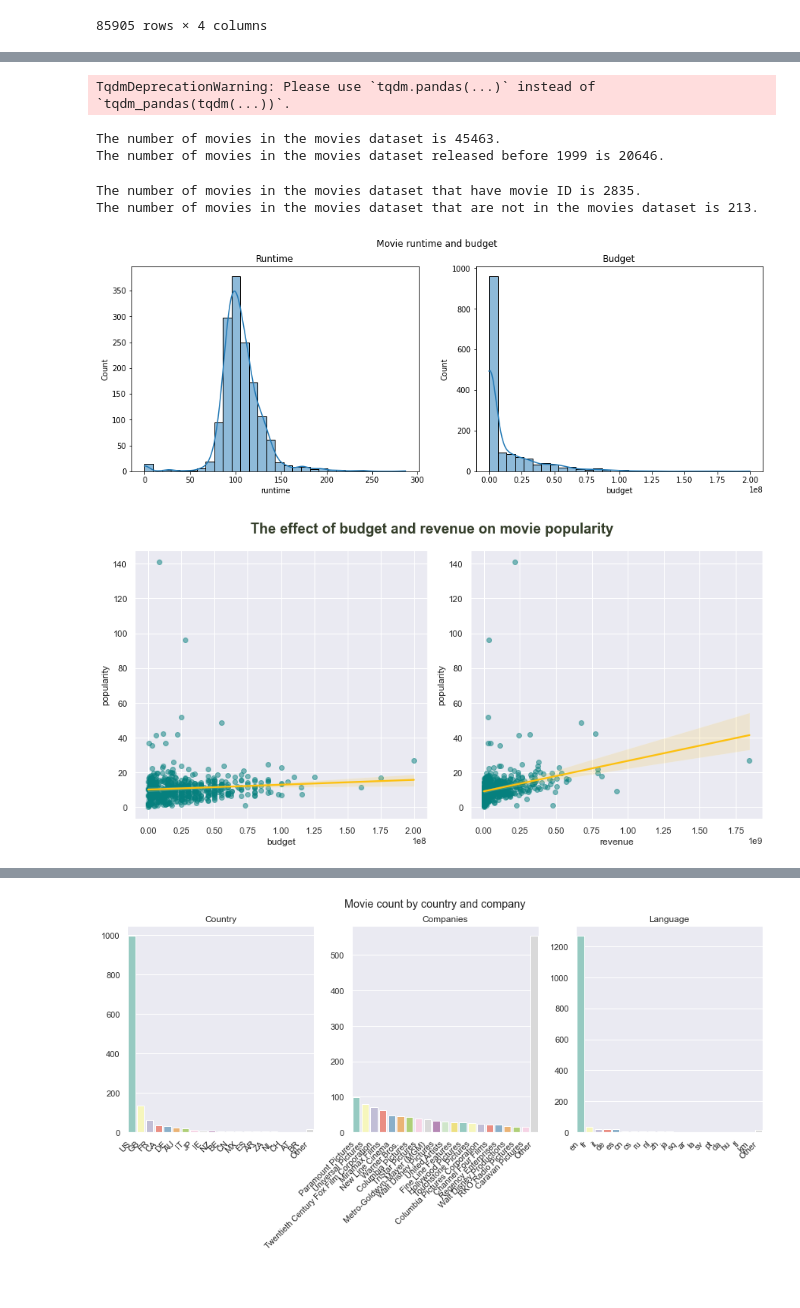
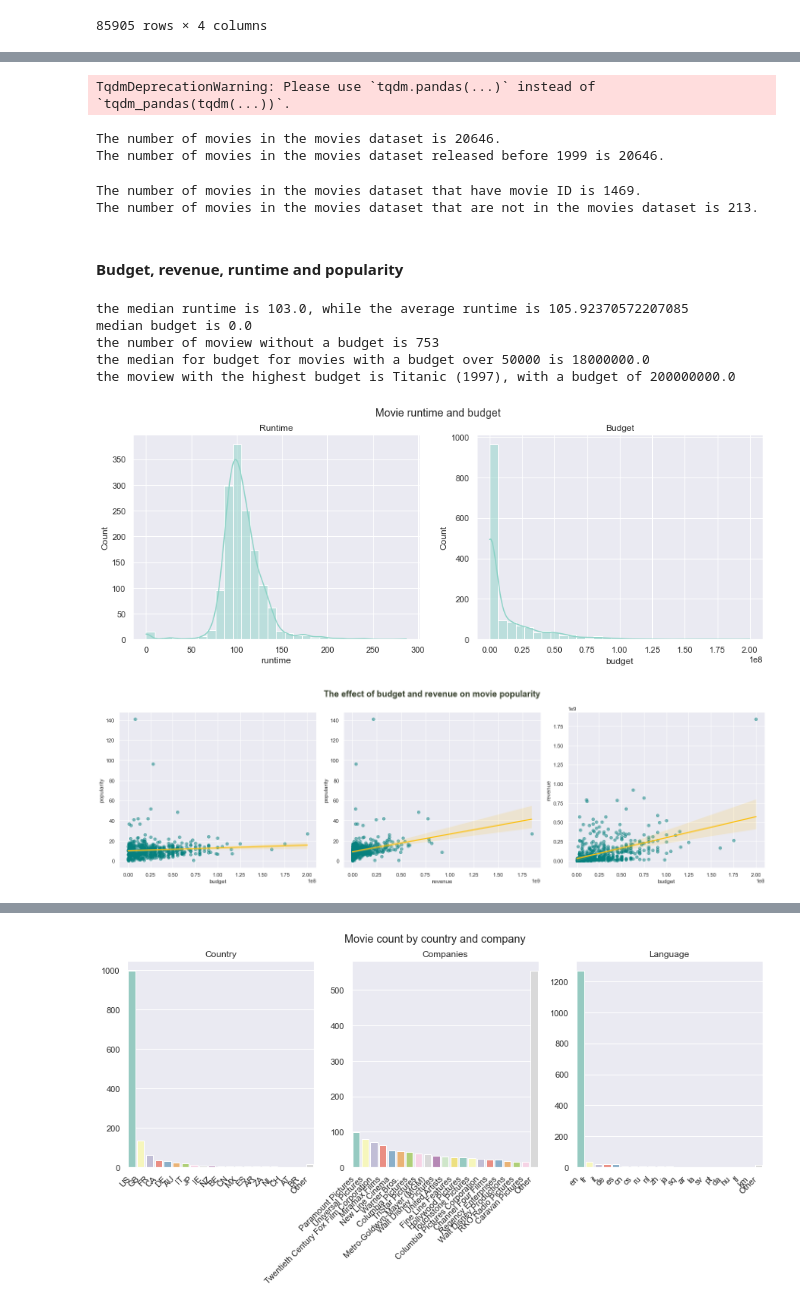
Before and after one commit to tsalex1992/Recommendation-Systems, a Jupyter notebook: HW2/Assignment2.ipynb, the cells around one changed output, grey strips where cells are left out. Cells and saved outputs as stored; diff of their text form; code cells hidden in the pictures.

```diff
--- a/HW2/Assignment2.ipynb
+++ b/HW2/Assignment2.ipynb
@@ -219,4 +214,5 @@ df_tags
 # %%
+#  prepare a join column for the movies dataset on the df_items dataframe
 badEnd= [', THE',', A',', AN',', THE',', A',', AN', ', IL']
 def replaceBadEnd(x, badEnd):
     for bad in badEnd:
@@ -235,3 +231,12 @@ df_items['IMDBID']= df_items['IMDb_URL'].str.replace('http://us.imdb.com/M/title
 df_items['IMDBID']= df_items['IMDBID'].str.upper().str.split('(', expand=True)[0].str.strip()
 df_items['IMDBID']= df_items['IMDBID'].str.replace('[^a-zA-Z0-9]', '')
 df_items.head(2)
+badStart= ['THE ', 'A ', 'AN ', 'IL ']
+def replaceBadStart(x, badStart):
+    for bad in badStart:
+        if x.startswith(bad):
+            return x.replace(bad, '')
+    return x
+dfMoviesRaw = pd.read_csv('https://datasetsalexml.file.core.windows.net/recommender-systems/HW2/movies_metadata.csv?sp=r&st=2022-12-25T17:17:00Z&se=2023-02-26T17:17:00Z&spr=https&sv=2021-06-08&sig=K7dSmdOpMSqX8xNtQd0WODcA6sh2em3ZZ%2FCnnUieeQc%3D&sr=f').\
+                     drop(['belongs_to_collection', 'homepage', 'imdb_id', 'poster_path', 'status', 'title', 'video'], axis=1).\
+                     drop([19730, 29503, 35587]) # Incorrect data type
@@ -257,6 +243,11 @@ dfMovies['TitleUpper'] = dfMovies['TitleUpper'].str.replace('[^a-zA-Z0-9]', '')
 # %%
 # set release date as format yy--mm-dd
-from datetime import datetime
+dfMovies= dfMoviesRaw.copy()
+dfMovies['id'] = dfMovies['id'].astype(int)
+dfMovies['TitleUpper']= dfMovies['original_title'].str.upper().str.split('(', expand=True)[0]
+dfMovies['TitleUpper'] = dfMovies['TitleUpper'].apply(lambda x: replaceBadStart(x, badStart))
+dfMovies['TitleUpper'] = dfMovies['TitleUpper'].str.replace('[^a-zA-Z0-9]', '')
+
 #  convert month to number
 def convertMonthToNUmber(x):
     monthsDic= {'Jan':'01', 'Feb':'02', 'Mar':'03', 'Apr':'04', 'May':'05', 'Jun':'06', 'Jul':'07', 'Aug':'08', 'Sep':'09', 'Oct':'10', 'Nov':'11', 'Dec':'12'}
@@ -300,7 +291,6 @@ def findMovieID(dfMoviesRow, df_items):
         pass
     return None
 # %%
-from tqdm import tqdm, tqdm_pandas
 tqdm_pandas(tqdm())
 #  get the number of movies
 print(f'The number of movies in the movies dataset is {len(dfMovies)}.')
@@ -312,14 +302,14 @@ dfMovies = dfMovies[dfMovies.release_date.str.split('-').str[0].astype(int) < 19
 print(f'The number of movies in the movies dataset released before 1999 is {len(dfMovies)}.')
 dfMovies['movie id'] = dfMovies.progress_apply(lambda x: findMovieID(x, df_items), axis=1)
 # count the number of dfMovies that have movie ID
-print(f'The number of movies in the movies dataset that have movie ID is {len(dfMovies[dfMovies["movie id"].notnull()])}.')
+print(f'The number of movies in the movies dataset that have movie ID is {len(dfMovies.groupby("movie id").count())}.')
 #  show movies in df_items that  are not in dfMovies
 print(f'The number of movies in the movies dataset that are not in the movies dataset is {len(df_items[~df_items["movie id"].isin(dfMovies["movie id"])])}.')
 # %% [output]
 TqdmDeprecationWarning: Please use `tqdm.pandas(...)` instead of `tqdm_pandas(tqdm(...))`.
-The number of movies in the movies dataset is 45463.
+The number of movies in the movies dataset is 20646.
 The number of movies in the movies dataset released before 1999 is 20646.
-The number of movies in the movies dataset that have movie ID is 2835.
+The number of movies in the movies dataset that have movie ID is 1469.
 The number of movies in the movies dataset that are not in the movies dataset is 213.
 # %%
 #  group movies by movie id, keep the first release date
@@ -334,5 +324,9 @@ colsToKeep=['movie id', 'adult', 'budget', 'id', 'original_language',
        'unknown', 'Action', 'Adventure', 'Animation', 'Childrens',
        'Comedy', 'Crime', 'Documentary', 'Drama', 'Fantasy', 'Film_Noir',
        'Horror', 'Musical', 'Mystery', 'Romance', 'Sci_Fi', 'Thriller', 'War',
-       'Western', 'ReleaseYear', 'MovieAge']
+       'Western']
 dfFeatures = dfFeatures[colsToKeep].copy()
+dfFeatures['release_date'] = pd.to_datetime(dfFeatures['release_date_x'])
+dfFeatures['budget'] = dfFeatures['budget'].astype('float64')
+dfFeatures['popularity'] = dfFeatures['popularity'].astype('float64')
+dfFeatures['adult']= dfFeatures['adult'].astype('bool')
@@ -344,25 +333,41 @@ dfFeatures['adult']= dfFeatures['adult'].astype('bool')
+# %% [markdown]
+#### Budget, revenue, runtime and popularity
 # %%
 # histogram of runtimes, budget
+#  set sns color palette
+sns.set_palette(sns.color_palette("Set3"))
 fig, axes = plt.subplots(1, 2, figsize=(15, 5), sharey=False)
 fig.suptitle('Movie runtime and budget')
 sns.histplot(ax=axes[0], x=dfFeatures['runtime'], bins=30, kde=True)
 axes[0].set_title('Runtime')
+print(f'the median runtime is {dfFeatures.runtime.median()}, while the average runtime is {dfFeatures.runtime.mean()}')
+print(f'median budget is {dfFeatures.budget.median()}')
+print(f'the number of moview without a budget is {len(dfFeatures[dfFeatures.budget == 0])}')
+print(f'the median for budget for movies with a budget over 50000 is {dfFeatures[dfFeatures.budget > 50000].budget.median()}')
 sns.histplot(ax=axes[1], x=dfFeatures['budget'], bins=30, kde=True)
 axes[1].set_title('Budget')
+print(f'the moview with the highest budget is {dfFeatures[dfFeatures.budget == dfFeatures.budget.max()]["movie_title"].values[0]}, with a budget of {dfFeatures.budget.max()}')
 fig.show()
 # %% [output]
+the median runtime is 103.0, while the average runtime is 105.92370572207085
+median budget is 0.0
+the number of moview without a budget is 753
+the median for budget for movies with a budget over 50000 is 18000000.0
+the moview with the highest budget is Titanic (1997), with a budget of 200000000.0
-[figure, old version]
+[figure, new version]
 # %%
-#  set sns figure size
-sns.set(rc={'figure.figsize':(12, 6)})
 #  set sns color palette
 sns.set_palette(sns.color_palette("Set3"))
-fig, axes = plt.subplots(nrows=1, ncols=2, figsize=(12, 6))
+#  set sns figure size
+fig, axes = plt.subplots(nrows=1, ncols=3, figsize=(20, 6))
 plt.suptitle('The effect of budget and revenue on movie popularity', fontsize=18, weight=600, color='#333d29')
 for i, col in enumerate(['budget', 'revenue']):
     sns.regplot(data=dfFeatures[(dfFeatures.budget != 0) & dfFeatures.revenue != 0 ], x=col, y='popularity',
                 scatter_kws={"color": "#06807e", "alpha": 0.5}, line_kws={"color": "#fdc00e"}, ax=axes[i])
 
+sns.regplot(data=dfFeatures[(dfFeatures.budget != 0) & dfFeatures.revenue != 0 ], x='budget', y='revenue',
+            scatter_kws={"color": "#06807e", "alpha": 0.5}, line_kws={"color": "#fdc00e"}, ax=axes[2])
+
 plt.tight_layout()
 # %% [output]
-[figure, old version]
+[figure, new version]
```
Also changed, not shown: parts of 24 cells of this notebook.
